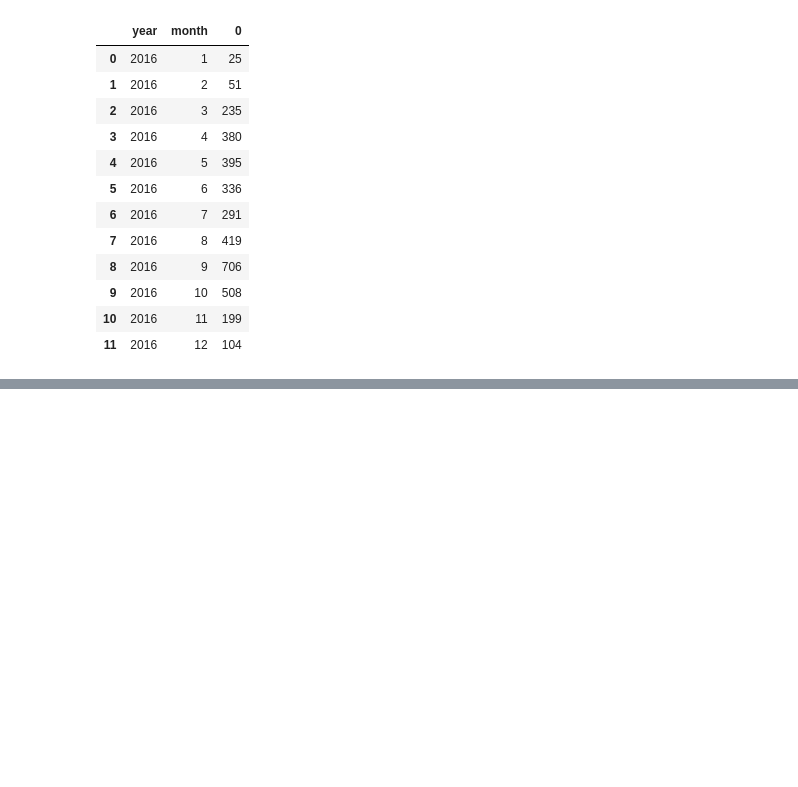
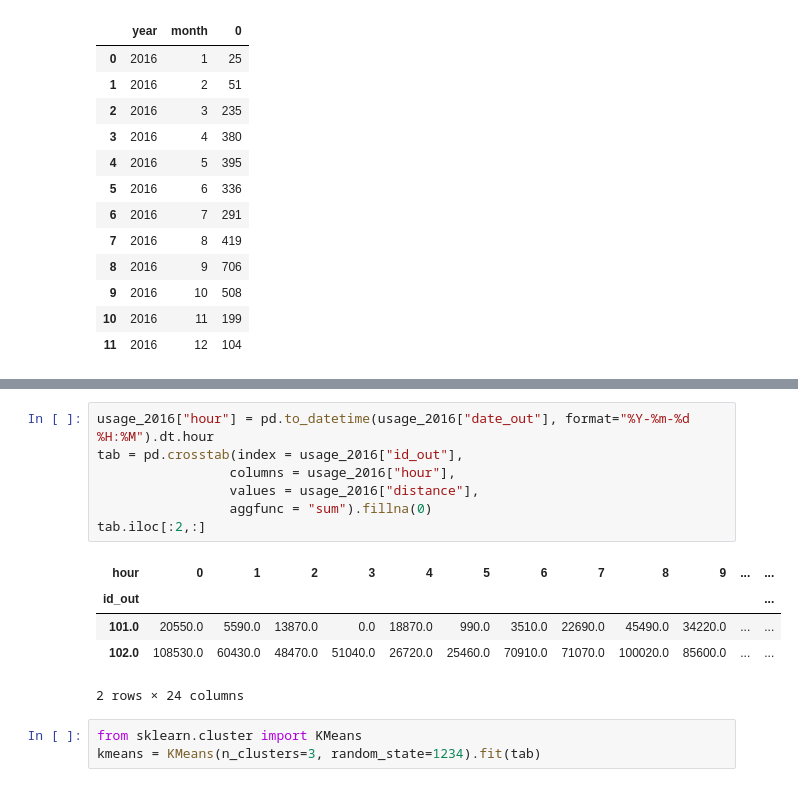
Before and after one commit to black3279/ML-Deep-Learning-Study, a Jupyter notebook: tensorflow/26_problemSolving.ipynb, the cells around one changed output, grey strips where cells are left out. Saved outputs shown, nothing was run; the diff lists cells and outputs as text; blank space fills up the shorter version.

```diff
--- a/tensorflow/26_problemSolving.ipynb
+++ b/tensorflow/26_problemSolving.ipynb
@@ -190,0 +337,16 @@ id207_2016[["year","month"]].groupby(["year","month"]).agg(len).reset_index()
+# %%
+usage_2016["hour"] = pd.to_datetime(usage_2016["date_out"], format="%Y-%m-%d %H:%M").dt.hour
+tab = pd.crosstab(index = usage_2016["id_out"],
+                 columns = usage_2016["hour"],
+                 values = usage_2016["distance"],
+                 aggfunc = "sum").fillna(0)
+tab.iloc[:2,:]
+# %% [output]
+| hour | 0 | 1 | 2 | 3 | 4 | 5 | 6 | 7 | 8 | 9 | ... | ... |
+| id_out |  |  |  |  |  |  |  |  |  |  |  | ... |
+| 101.0 | 20550.0 | 5590.0 | 13870.0 | 0.0 | 18870.0 | 990.0 | 3510.0 | 22690.0 | 45490.0 | 34220.0 | ... | ... |
+| 102.0 | 108530.0 | 60430.0 | 48470.0 | 51040.0 | 26720.0 | 25460.0 | 70910.0 | 71070.0 | 100020.0 | 85600.0 | ... | ... |
+2 rows × 24 columns
+# %%
+from sklearn.cluster import KMeans
+kmeans = KMeans(n_clusters=3, random_state=1234).fit(tab)
```
Also changed, not shown: parts of 17 cells of this notebook, 1 other file.
